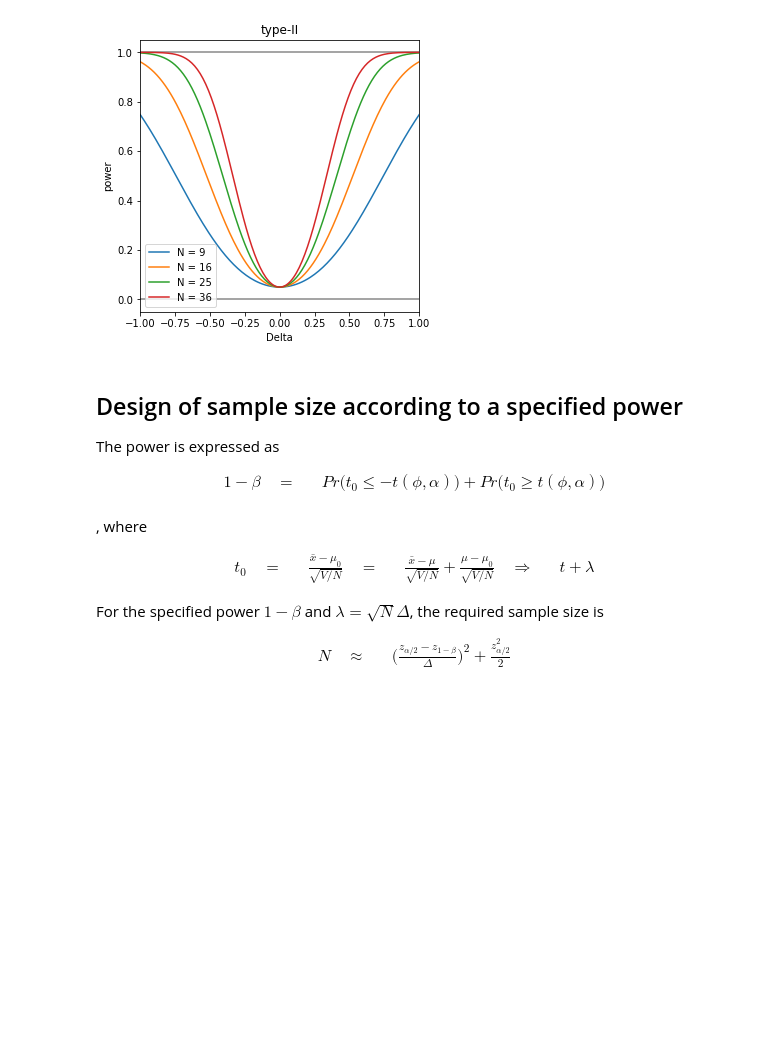
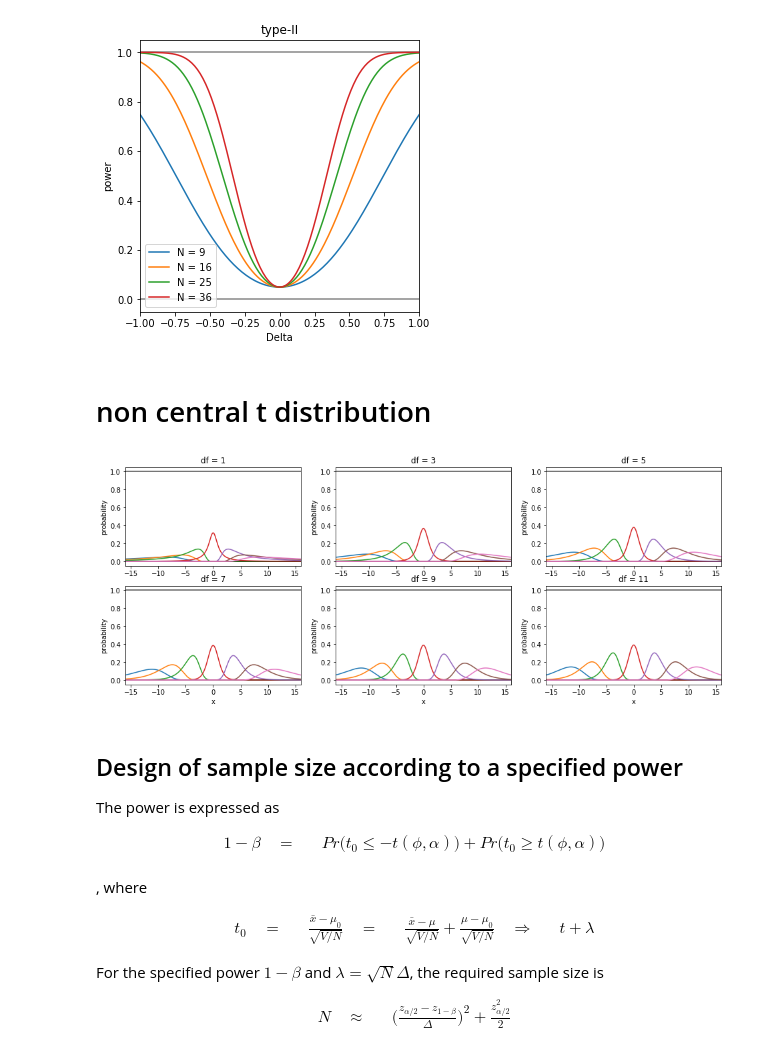
Before and after one commit to kiyomizuhi/statistical_testing, a Jupyter notebook: hypothesis_testing_single_population_mean_t_testing.ipynb, the cells around one changed output. Saved outputs shown, nothing was run; the diff lists cells and outputs as text; code cells hidden in the pictures; blank space fills up the shorter version.

```diff
--- a/hypothesis_testing_single_population_mean_t_testing.ipynb
+++ b/hypothesis_testing_single_population_mean_t_testing.ipynb
@@ -135,6 +136,29 @@ for N in Ns:
     plt.title('type-II')
 # %% [output]
 [figure]
+# %% [markdown]
+# non central t distribution
+# %%
+plt.rcParams['figure.figsize'] = (16.0, 6.0)
+x = np.arange(-16.0, 16.01, 0.01)
+lmds = np.arange(-12.0, 16.0, 4.0)
+dfs = np.arange(1, 13, 2)
+for j, df in enumerate(dfs):
+    for i, lmd in enumerate(lmds):
+        plt.subplot(2, 3, j+1)
+        y = spst.nct.pdf(x=x, nc=lmd, df=df)
+        plt.axhline(1, lw=0.2, color=(0., 0., 0.))
+        plt.axhline(0, lw=0.2, color=(0., 0., 0.))
+        plt.plot(x, y, '-', label='lmd = {:1.1f}'.format(lmd))
+        plt.xlim((-16., 16.))
+        plt.ylim((-0.05, 1.05))
+        #plt.legend(loc='best')
+        if j >= 3:
+            plt.xlabel('x')
+        plt.ylabel('probability')
+        plt.title('df = {:d}'.format(df))
+# %% [output]
+[figure, added]
 # %% [markdown]
 ## Design of sample size according to a specified power
 
```
Also changed, not shown: parts of 1 cell of this notebook.
